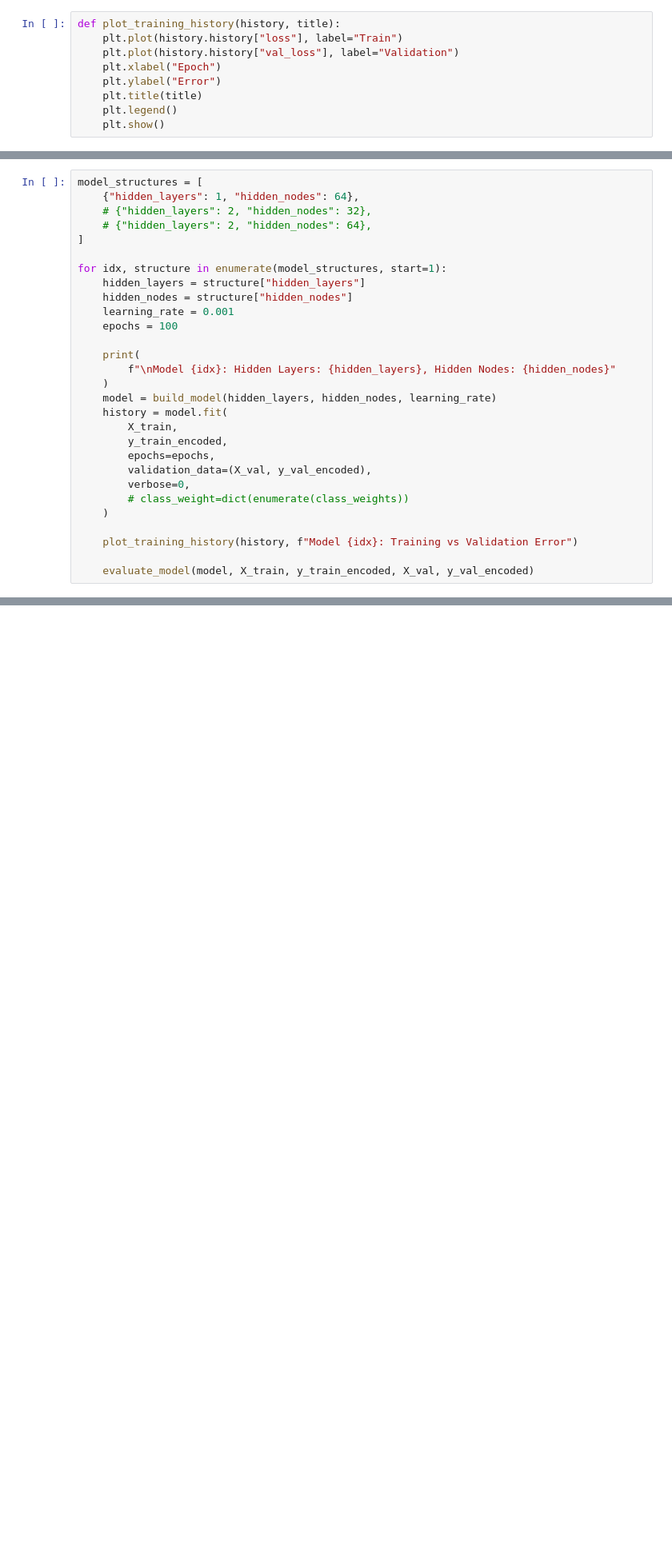
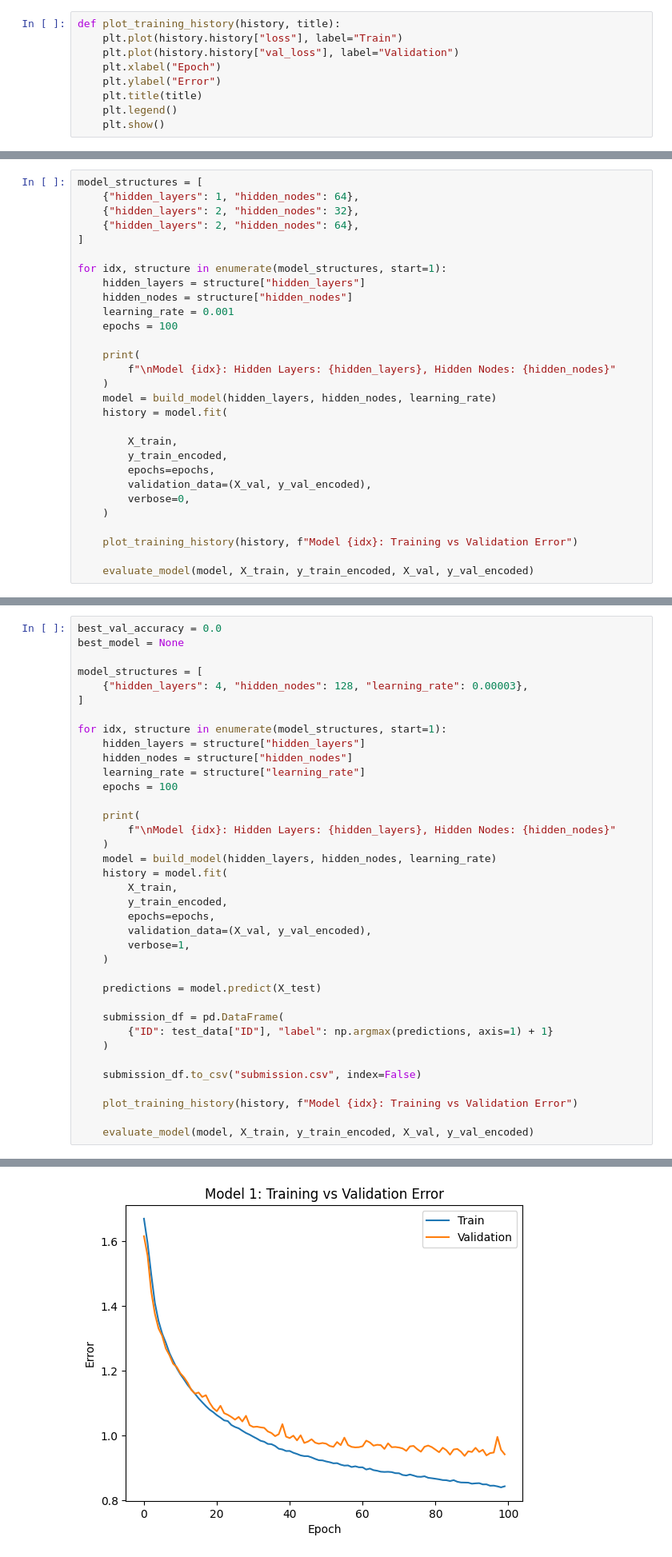
Before and after one commit to ChinemeremChigbo/ECE457B, a Jupyter notebook: Assignments/Assignment_3/ece457b-winter-24-assignment-3-exercise-4/Q4.ipynb, the cells around one changed output, grey strips where cells are left out. Shown at 80% size. Drawn from its saved outputs; the diff is of its cells as text; blank space fills up the shorter version.

```diff
--- a/Assignments/Assignment_3/ece457b-winter-24-assignment-3-exercise-4/Q4.ipynb
+++ b/Assignments/Assignment_3/ece457b-winter-24-assignment-3-exercise-4/Q4.ipynb
@@ -138,8 +111,8 @@ def evaluate_model(model, X_train, y_train, X_val, y_val):
 # %%
 model_structures = [
     {"hidden_layers": 1, "hidden_nodes": 64},
-    # {"hidden_layers": 2, "hidden_nodes": 32},
-    # {"hidden_layers": 2, "hidden_nodes": 64},
+    {"hidden_layers": 2, "hidden_nodes": 32},
+    {"hidden_layers": 2, "hidden_nodes": 64},
 ]
 
 for idx, structure in enumerate(model_structures, start=1):
@@ -153,12 +126,12 @@ for idx, structure in enumerate(model_structures, start=1):
     )
     model = build_model(hidden_layers, hidden_nodes, learning_rate)
     history = model.fit(
+
         X_train,
         y_train_encoded,
         epochs=epochs,
         validation_data=(X_val, y_val_encoded),
         verbose=0,
-        # class_weight=dict(enumerate(class_weights))
     )
 
     plot_training_history(history, f"Model {idx}: Training vs Validation Error")
@@ -418,0 +153,38 @@ train_and_evaluate_model(
+# %%
+best_val_accuracy = 0.0
+best_model = None
+
+model_structures = [
+    {"hidden_layers": 4, "hidden_nodes": 128, "learning_rate": 0.00003},
+]
+
+for idx, structure in enumerate(model_structures, start=1):
+    hidden_layers = structure["hidden_layers"]
+    hidden_nodes = structure["hidden_nodes"]
+    learning_rate = structure["learning_rate"]
+    epochs = 100
+
+    print(
+        f"\nModel {idx}: Hidden Layers: {hidden_layers}, Hidden Nodes: {hidden_nodes}"
+    )
+    model = build_model(hidden_layers, hidden_nodes, learning_rate)
+    history = model.fit(
+        X_train,
+        y_train_encoded,
+        epochs=epochs,
+        validation_data=(X_val, y_val_encoded),
+        verbose=1,
+    )
+
+    predictions = model.predict(X_test)
+
+    submission_df = pd.DataFrame(
+        {"ID": test_data["ID"], "label": np.argmax(predictions, axis=1) + 1}
+    )
+
+    submission_df.to_csv("submission.csv", index=False)
+
+    plot_training_history(history, f"Model {idx}: Training vs Validation Error")
+
+    evaluate_model(model, X_train, y_train_encoded, X_val, y_val_encoded)
+# %% [output]
@@ -418,0 +210 @@ train_and_evaluate_model(
+[figure, added]
```
Also changed, not shown: parts of 19 cells of this notebook, 9 other files.
